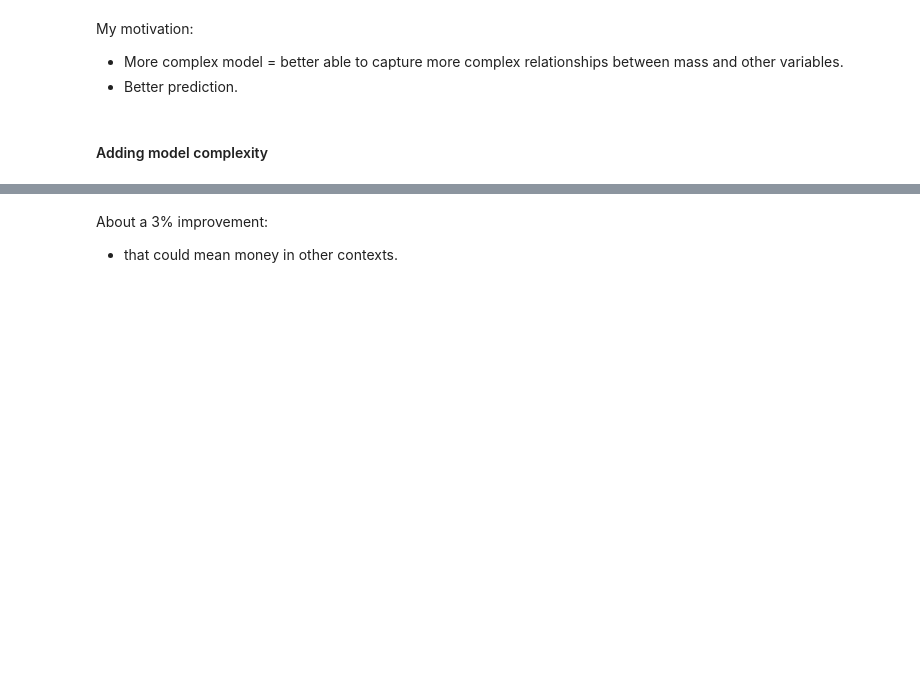
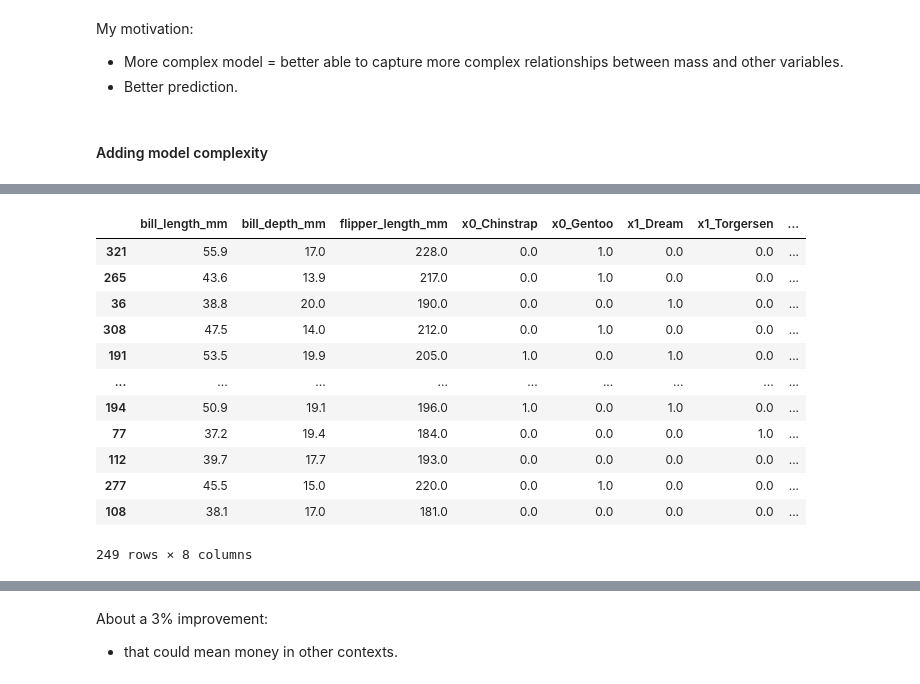
Before and after one commit to evanstaffen/NYC-DS-091922, a Jupyter notebook: Phase_3/Phase3_Topic23_Regularization/Regularization_CrossValidation.ipynb, the cells around one changed output, grey strips where cells are left out. Drawn from its saved outputs; the diff is of its cells as text; code cells hidden in the pictures; blank space fills up the shorter version.

```diff
--- a/Phase_3/Phase3_Topic23_Regularization/Regularization_CrossValidation.ipynb
+++ b/Phase_3/Phase3_Topic23_Regularization/Regularization_CrossValidation.ipynb
@@ -502,3 +592,19 @@ X_poly_train.shape
+# %%
+X_train_df
+# %% [output]
+|  | bill_length_mm | bill_depth_mm | flipper_length_mm | x0_Chinstrap | x0_Gentoo | x1_Dream | x1_Torgersen | ... |
+| 321 | 55.9 | 17.0 | 228.0 | 0.0 | 1.0 | 0.0 | 0.0 | ... |
+| 265 | 43.6 | 13.9 | 217.0 | 0.0 | 1.0 | 0.0 | 0.0 | ... |
+| 36 | 38.8 | 20.0 | 190.0 | 0.0 | 0.0 | 1.0 | 0.0 | ... |
+| 308 | 47.5 | 14.0 | 212.0 | 0.0 | 1.0 | 0.0 | 0.0 | ... |
+| 191 | 53.5 | 19.9 | 205.0 | 1.0 | 0.0 | 1.0 | 0.0 | ... |
+| ... | ... | ... | ... | ... | ... | ... | ... | ... |
+| 194 | 50.9 | 19.1 | 196.0 | 1.0 | 0.0 | 1.0 | 0.0 | ... |
+| 77 | 37.2 | 19.4 | 184.0 | 0.0 | 0.0 | 0.0 | 1.0 | ... |
+| 112 | 39.7 | 17.7 | 193.0 | 0.0 | 0.0 | 0.0 | 0.0 | ... |
+| 277 | 45.5 | 15.0 | 220.0 | 0.0 | 1.0 | 0.0 | 0.0 | ... |
+| 108 | 38.1 | 17.0 | 181.0 | 0.0 | 0.0 | 0.0 | 0.0 | ... |
+249 rows × 8 columns
 # %%
 poly_lr = LinearRegression()
 poly_lr.fit(X_poly_train, y_train)
```
Also changed, not shown: parts of 64 cells of this notebook.
